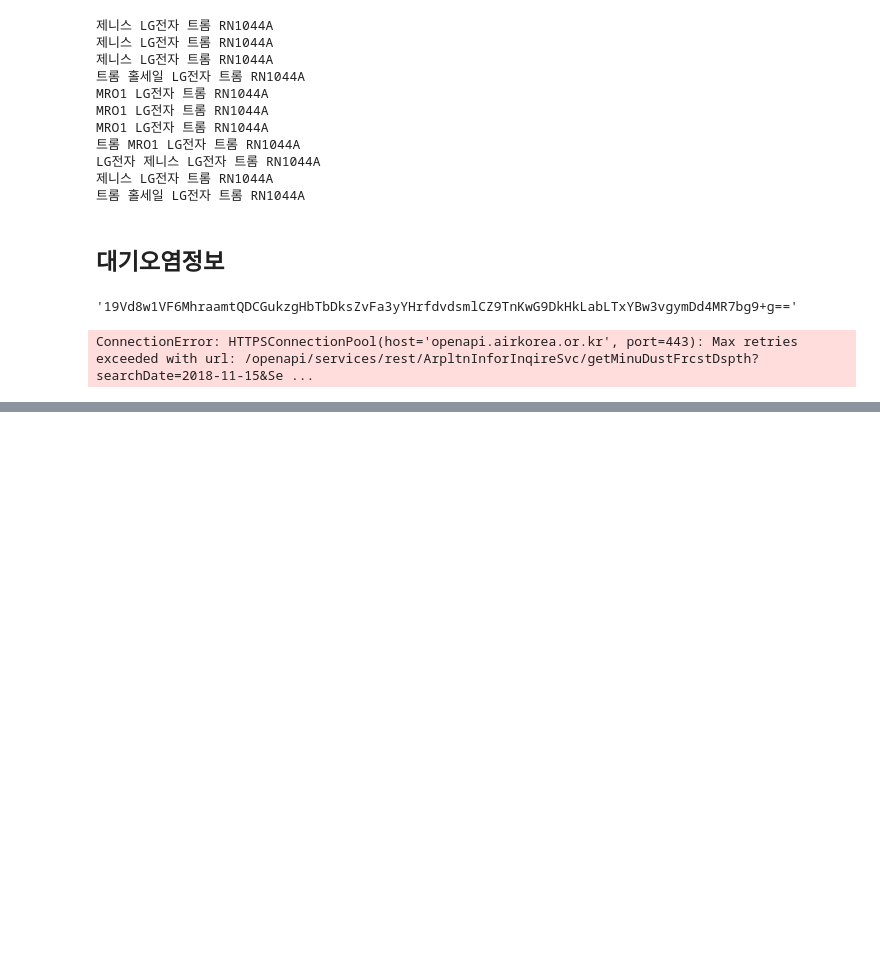
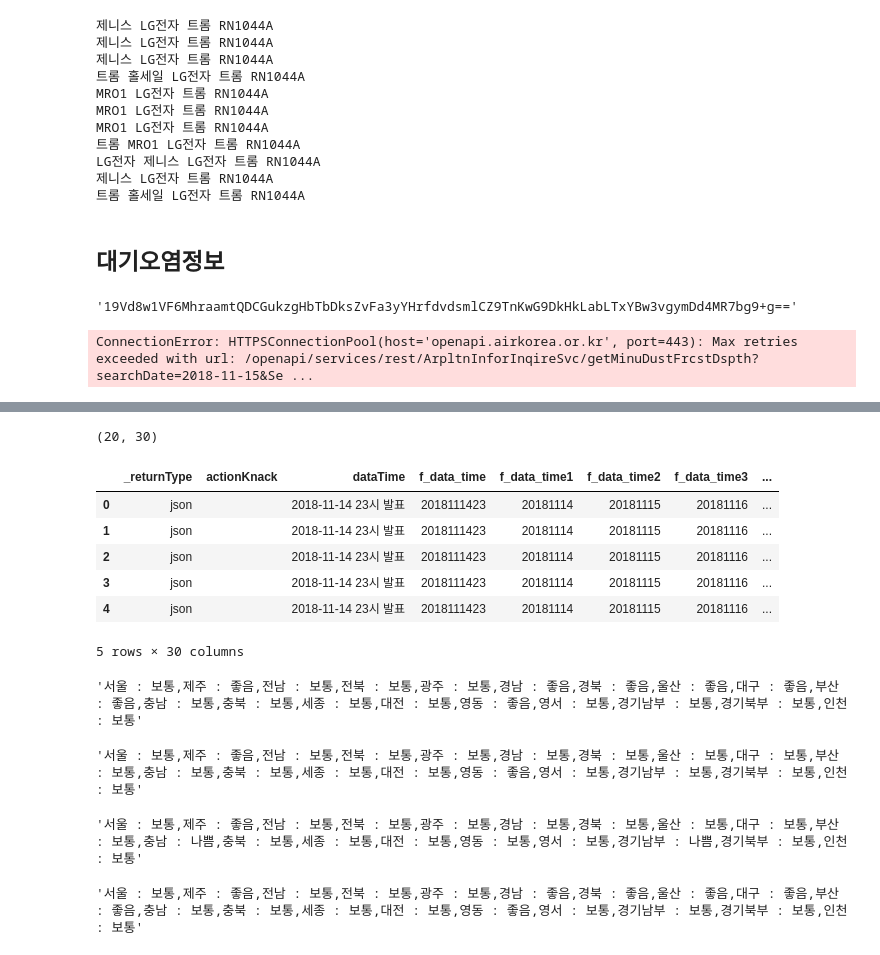
Before and after one commit to CodingSta/demo-lge-201811, a Jupyter notebook: 3일차.ipynb, the cells around one changed output, grey strips where cells are left out. Drawn from its saved outputs; the diff is of its cells as text; code cells hidden in the pictures; blank space fills up the shorter version.

```diff
--- a/3일차.ipynb
+++ b/3일차.ipynb
@@ -510,0 +539,30 @@ ConnectionError: HTTPSConnectionPool(host='openapi.airkorea.or.kr', port=443): M
+# %%
+대기오염_df = pd.DataFrame(응답_객체['list'])
+print(대기오염_df.shape)
+대기오염_df.head()
+# %% [output]
+(20, 30)
+|  | _returnType | actionKnack | dataTime | f_data_time | f_data_time1 | f_data_time2 | f_data_time3 | ... |
+| 0 | json |  | 2018-11-14 23시 발표 | 2018111423 | 20181114 | 20181115 | 20181116 | ... |
+| 1 | json |  | 2018-11-14 23시 발표 | 2018111423 | 20181114 | 20181115 | 20181116 | ... |
+| 2 | json |  | 2018-11-14 23시 발표 | 2018111423 | 20181114 | 20181115 | 20181116 | ... |
+| 3 | json |  | 2018-11-14 23시 발표 | 2018111423 | 20181114 | 20181115 | 20181116 | ... |
+| 4 | json |  | 2018-11-14 23시 발표 | 2018111423 | 20181114 | 20181115 | 20181116 | ... |
+5 rows × 30 columns
+# %%
+대기오염_df['informGrade'][0]
+# %% [output]
+'서울 : 보통,제주 : 좋음,전남 : 보통,전북 : 보통,광주 : 보통,경남 : 좋음,경북 : 좋음,울산 : 좋음,대구 : 좋음,부산 : 좋음,충남 : 보통,충북 : 보통,세종 : 보통,대전 : 보통,영동 : 좋음,영서 : 보통,경기남부 : 보통,경기북부 : 보통,인천 : 보통'
+# %%
+대기오염_df['informGrade'][1]
+# %% [output]
+'서울 : 보통,제주 : 좋음,전남 : 보통,전북 : 보통,광주 : 보통,경남 : 보통,경북 : 보통,울산 : 보통,대구 : 보통,부산 : 보통,충남 : 보통,충북 : 보통,세종 : 보통,대전 : 보통,영동 : 좋음,영서 : 보통,경기남부 : 보통,경기북부 : 보통,인천 : 보통'
+# %%
+대기오염_df['informGrade'][2]
+# %% [output]
+'서울 : 보통,제주 : 좋음,전남 : 보통,전북 : 보통,광주 : 보통,경남 : 보통,경북 : 보통,울산 : 보통,대구 : 보통,부산 : 보통,충남 : 나쁨,충북 : 보통,세종 : 보통,대전 : 보통,영동 : 보통,영서 : 보통,경기남부 : 나쁨,경기북부 : 보통,인천 : 보통'
+# %%
+inform_grade = 대기오염_df['informGrade'][0]
+inform_grade
+# %% [output]
+'서울 : 보통,제주 : 좋음,전남 : 보통,전북 : 보통,광주 : 보통,경남 : 좋음,경북 : 좋음,울산 : 좋음,대구 : 좋음,부산 : 좋음,충남 : 보통,충북 : 보통,세종 : 보통,대전 : 보통,영동 : 좋음,영서 : 보통,경기남부 : 보통,경기북부 : 보통,인천 : 보통'
```
Also changed, not shown: parts of 6 cells of this notebook.
